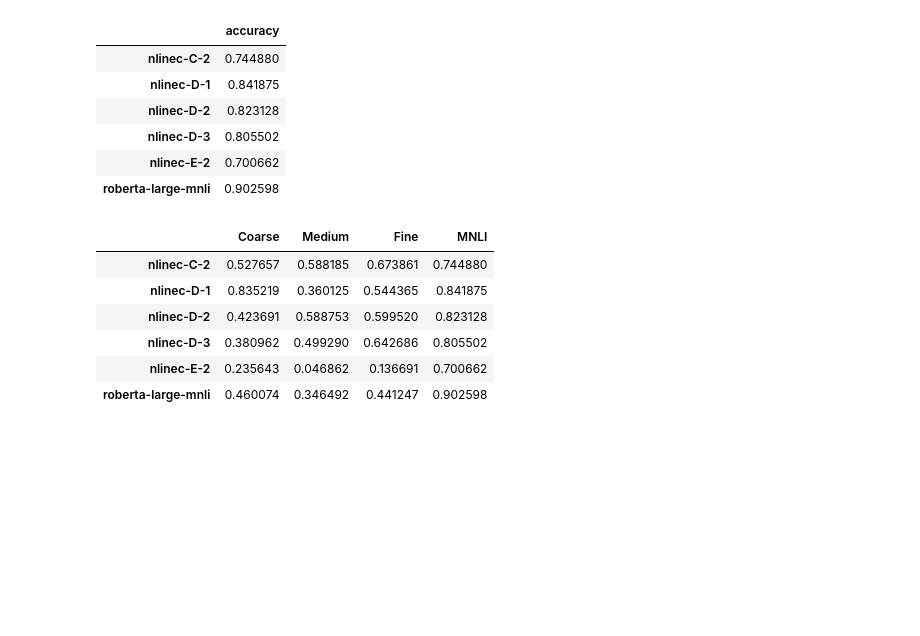
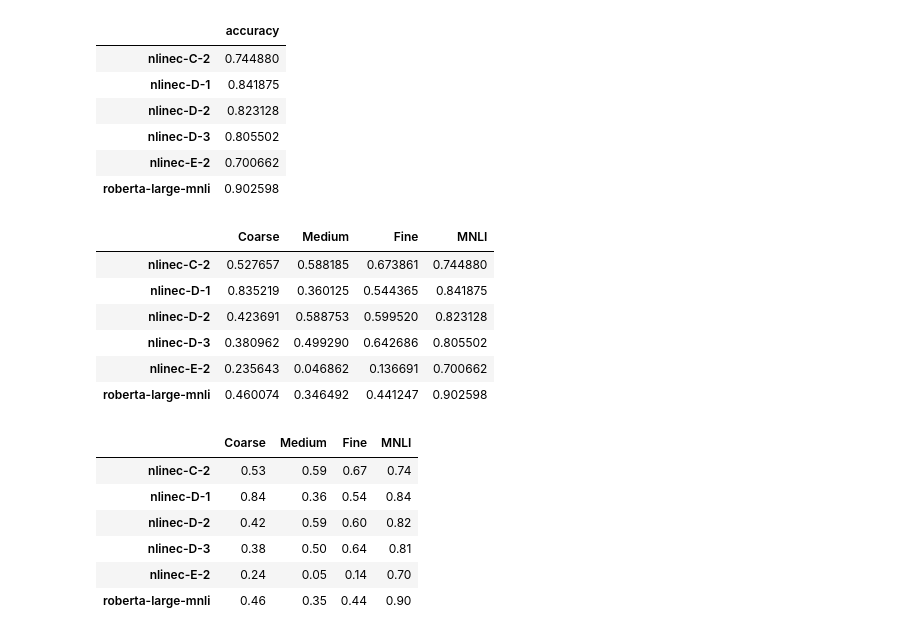
Before and after one commit to psaegert/nli-nec, a Jupyter notebook: notebooks/results.ipynb, the cells around one changed output. Saved outputs shown, nothing was run; the diff lists cells and outputs as text; code cells hidden in the pictures; blank space fills up the shorter version.

```diff
--- a/notebooks/results.ipynb
+++ b/notebooks/results.ipynb
@@ -60,3 +60,13 @@ combined_df
 | nlinec-D-3 | 0.380962 | 0.499290 | 0.642686 | 0.805502 |
 | nlinec-E-2 | 0.235643 | 0.046862 | 0.136691 | 0.700662 |
 | roberta-large-mnli | 0.460074 | 0.346492 | 0.441247 | 0.902598 |
+# %%
+combined_df.round(2)
+# %% [output]
+|  | Coarse | Medium | Fine | MNLI |
+| nlinec-C-2 | 0.53 | 0.59 | 0.67 | 0.74 |
+| nlinec-D-1 | 0.84 | 0.36 | 0.54 | 0.84 |
+| nlinec-D-2 | 0.42 | 0.59 | 0.60 | 0.82 |
+| nlinec-D-3 | 0.38 | 0.50 | 0.64 | 0.81 |
+| nlinec-E-2 | 0.24 | 0.05 | 0.14 | 0.70 |
+| roberta-large-mnli | 0.46 | 0.35 | 0.44 | 0.90 |
```
Also changed, not shown: 4 other files.
